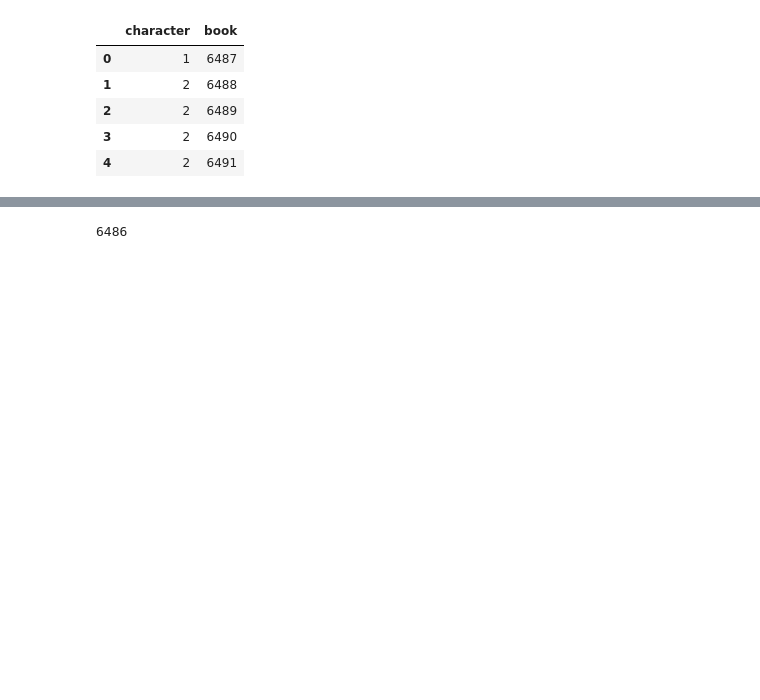
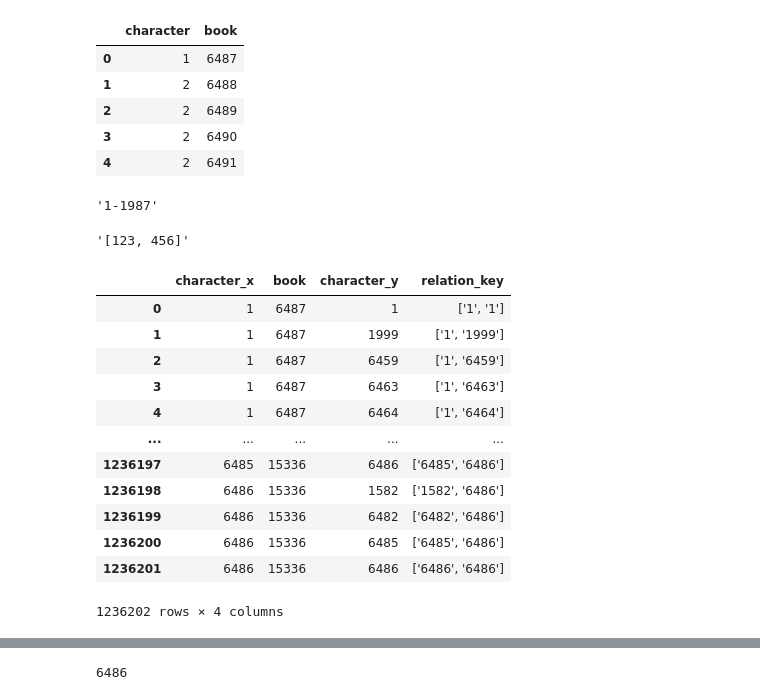
Before and after one commit to alejomaar/Network-Science-for-Data-Analytics, a Jupyter notebook: mini_project/notebook.ipynb, the cells around one changed output, grey strips where cells are left out. Cells and saved outputs as stored; diff of their text form; code cells hidden in the pictures; blank space fills up the shorter version.

```diff
--- a/mini_project/notebook.ipynb
+++ b/mini_project/notebook.ipynb
@@ -53,0 +65,8 @@ edges_df.head()
+# %%
+'-'.join(map(lambda c:str(c),sorted([1987,1])))
+# %% [output]
+'1-1987'
+# %%
+str([123,456])
+# %% [output]
+'[123, 456]'
@@ -53,0 +75,16 @@ edges_df.head()
+# %%
+merged_df
+# %% [output]
+|  | character_x | book | character_y | relation_key |
+| 0 | 1 | 6487 | 1 | ['1', '1'] |
+| 1 | 1 | 6487 | 1999 | ['1', '1999'] |
+| 2 | 1 | 6487 | 6459 | ['1', '6459'] |
+| 3 | 1 | 6487 | 6463 | ['1', '6463'] |
+| 4 | 1 | 6487 | 6464 | ['1', '6464'] |
+| ... | ... | ... | ... | ... |
+| 1236197 | 6485 | 15336 | 6486 | ['6485', '6486'] |
+| 1236198 | 6486 | 15336 | 1582 | ['1582', '6486'] |
+| 1236199 | 6486 | 15336 | 6482 | ['6482', '6486'] |
+| 1236200 | 6486 | 15336 | 6485 | ['6485', '6486'] |
+| 1236201 | 6486 | 15336 | 6486 | ['6486', '6486'] |
+1236202 rows × 4 columns
```
Also changed, not shown: parts of 8 cells of this notebook.
